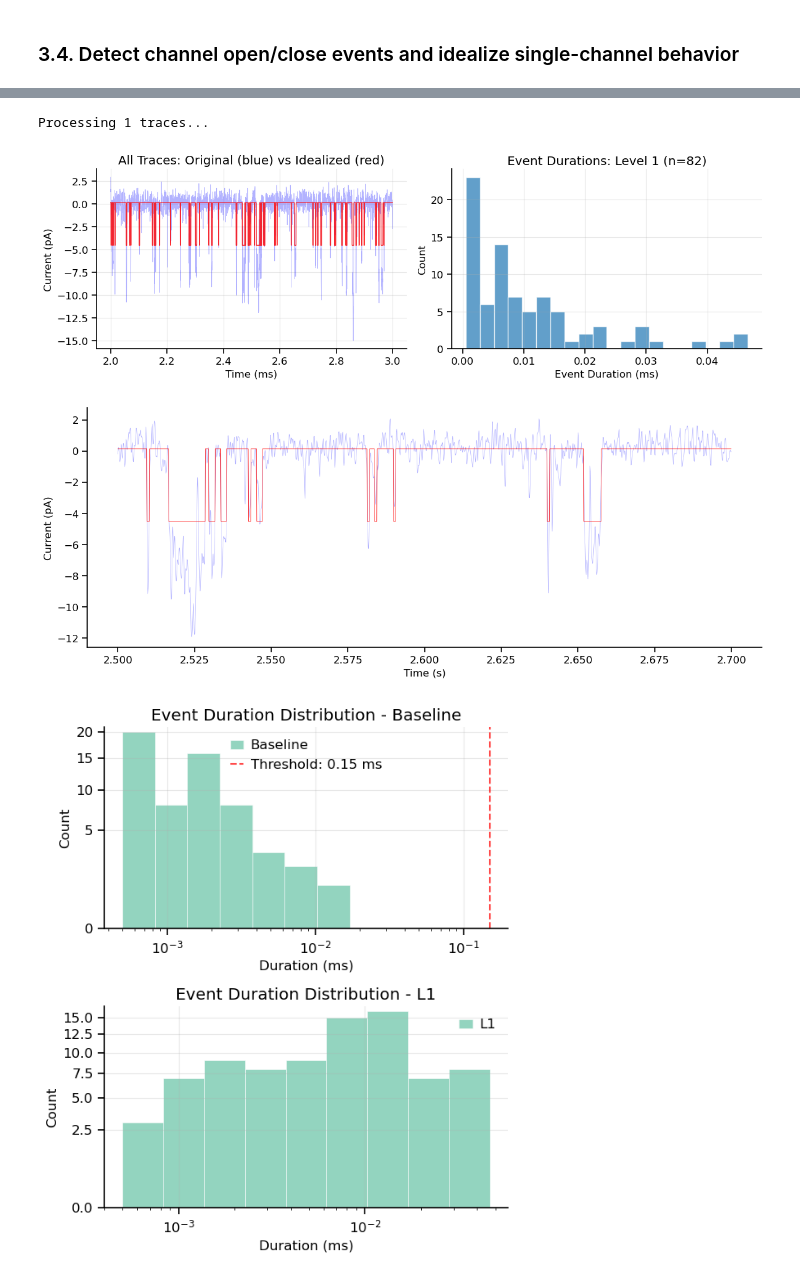
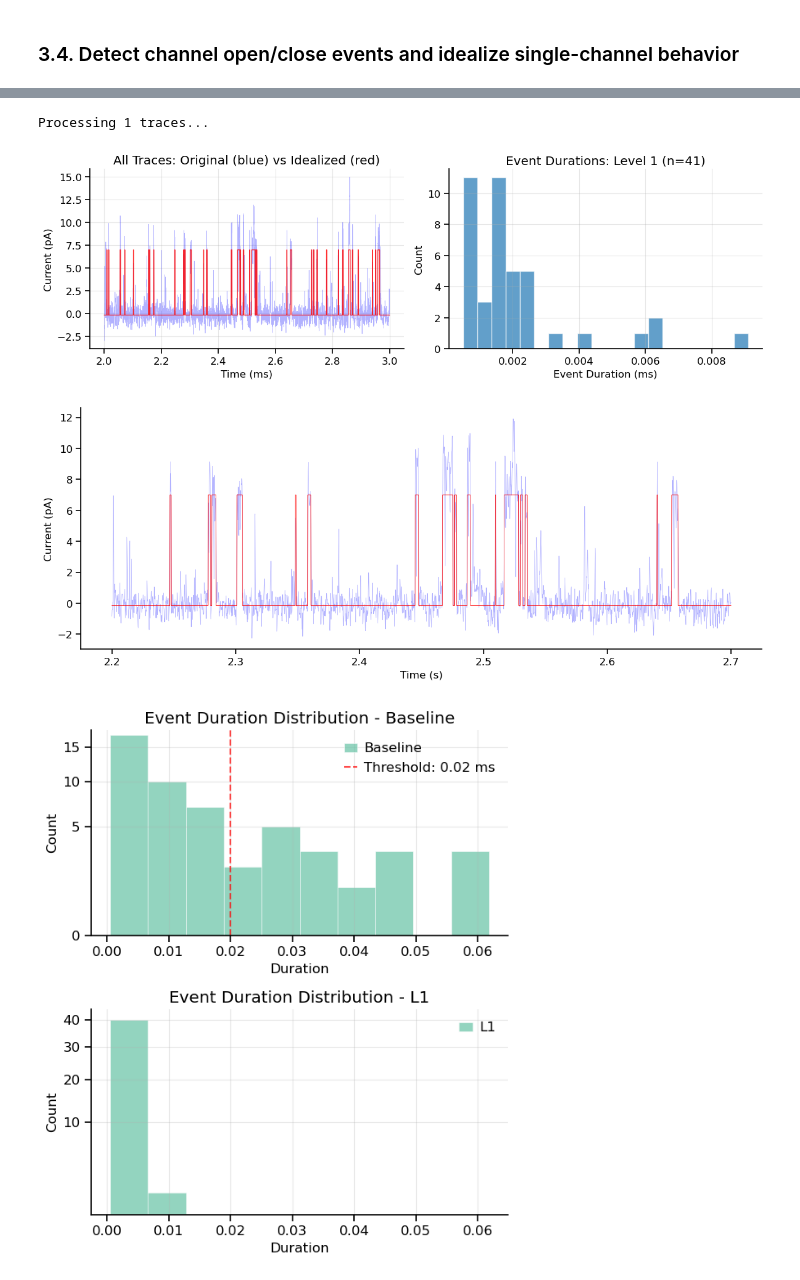
Before and after one commit to argalloni/CSHL_IonChannels2025, a Jupyter notebook: Analysis 9 - Single channels.ipynb, the cells around one changed output, grey strips where cells are left out. Saved outputs shown, nothing was run; the diff lists cells and outputs as text; code cells hidden in the pictures.

```diff
--- a/Analysis 9 - Single channels.ipynb
+++ b/Analysis 9 - Single channels.ipynb
@@ -70,7 +71,7 @@ First let's define the relevant time window where we want to measure the current
 # %%
 # The start/end time just helps to zoom in on the traces.
 start_time = 2.  # seconds
-end_time = 3   # seconds
+end_time = 3.   # seconds
 trace_to_plot = 1
 
 # ---------------------------------------------------------------------------------------------------------------------
@@ -182,11 +183,14 @@ filtered_traces = corrected_median
 [figure]
 # %% [markdown]
 ### 3.3. Detect the number of distinct levels (channel opening states)
+# %%
+# Flip the trace (at the moment it only works with positive levels)
+filtered_traces = -filtered_traces
 # %%
 # Detect levels automatically by fitting Gaussian distributions to the histogram
 detected_levels, fit_info = detect_levels_from_histogram(filtered_traces,
                                                          n_levels=2,  # Specify number of levels (baseline + open levels)
-                                                         mean_guesses=[0, -10],  # Initial guesses for means
+                                                         mean_guesses=[0, 10],  # Initial guesses for means
                                                          plot_result=True, bins=150)
 
 # The baseline will be the lowest detected level
@@ -211,7 +215,7 @@ Other Levels: ['0.147'] pA
 #### If the automatic gaussian fit fails to detect the levels correctly, you can manually set the levels:
 # %%
 # baseline_level = 0
-# other_levels = [-5]
+other_levels = [7]
 # %% [markdown]
 ### 3.4. Detect channel open/close events and idealize single-channel behavior
 # %%
@@ -262,10 +266,10 @@ To adjust levels, run: detector.set_current_levels([level1, level2, ...])
 events_all, idealized_traces = detector.detect_all_events(plot_summary=True, duration_hist_bins=20)
 # %% [output]
 Processing 1 traces...
-[figure, old version]
+[figure, new version]
 # %%
 # Zoom in on part of the trace to check if idealization is good
-start_time = 2.5   # in seconds
+start_time = 2.3   # in seconds
 end_time = 2.8      # in seconds
 
 # -----------------------------------------------------------------------------------------------------------------------------------------------
@@ -279,17 +283,17 @@ ax.set_xlabel('Time (s)')
 ax.set_ylabel('Current (pA)')
 plt.show()
 # %% [output]
-[figure, old version]
+[figure, new version]
 # %%
 # Based on the histogram of closed durations, determine a threshold for burst separation
-closed_threshold = 0.15  # ms - adjust based on your histogram
+closed_threshold = 0.02  # ms - adjust based on your histogram
 
 durations = detector.plot_duration_histogram(bins=10, threshold=closed_threshold,
                                              fit_gaussian=False,
-                                             log_x=True, sqrt_y_scale=True,
+                                             log_x=False, sqrt_y_scale=True,
                                              separate_plots=True)
 # %% [output]
-[figure, old version]
+[figure, new version]
 # %%
 # Analyze bursts
 burst_data, burst_summary = detector.analyze_bursts(closed_threshold)
```
Also changed, not shown: parts of 6 cells of this notebook, 2 other files.
